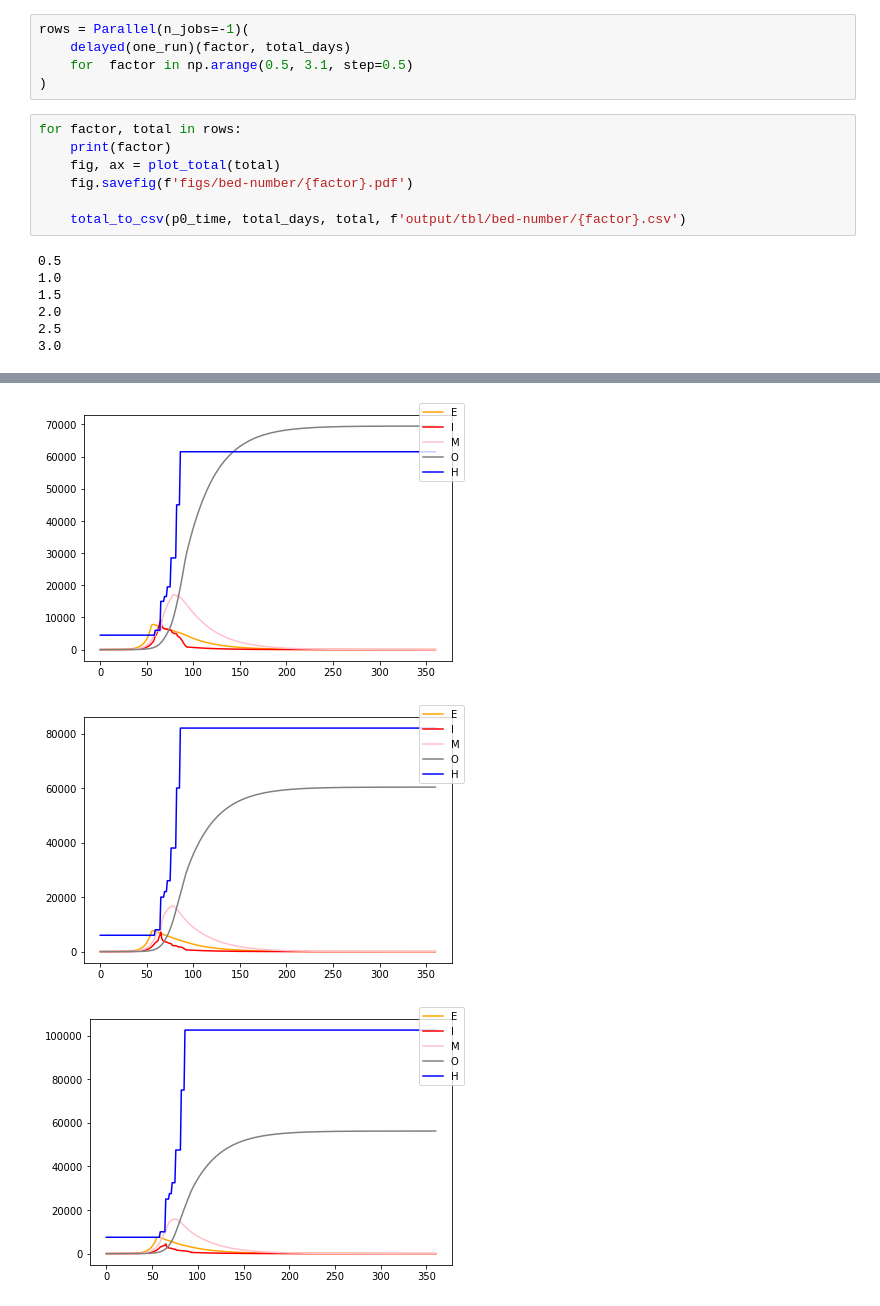
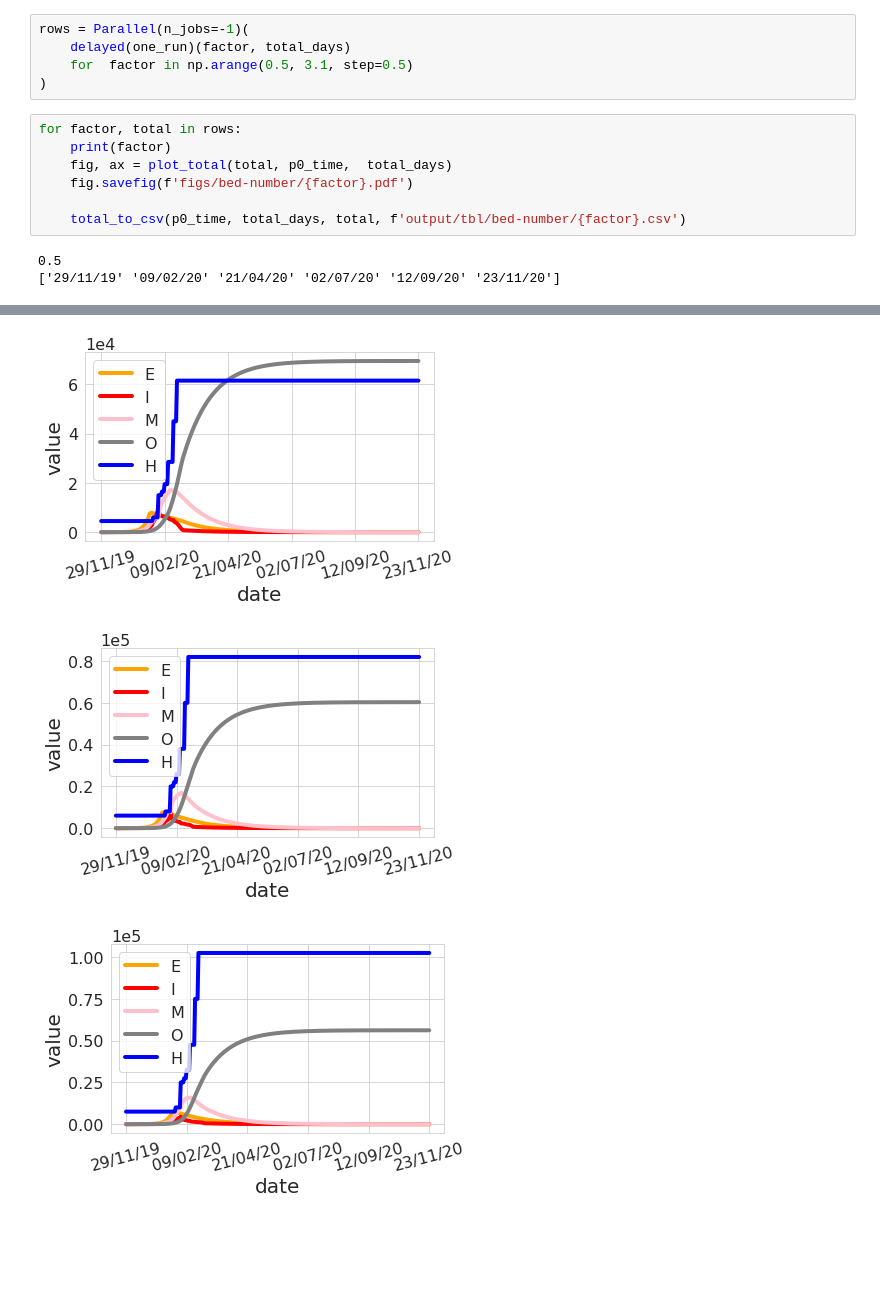
Before and after one commit to xiaohan2012/covid-19-code, a Jupyter notebook: varying-bed-numbers.ipynb, the cells around one changed output, grey strips where cells are left out. Saved outputs shown, nothing was run; the diff lists cells and outputs as text; blank space fills up the shorter version.

```diff
--- a/varying-bed-numbers.ipynb
+++ b/varying-bed-numbers.ipynb
@@ -55,14 +55,10 @@ rows = Parallel(n_jobs=-1)(
 # %%
 for factor, total in rows:
     print(factor)
-    fig, ax = plot_total(total)
+    fig, ax = plot_total(total, p0_time,  total_days)
     fig.savefig(f'figs/bed-number/{factor}.pdf')
 
     total_to_csv(p0_time, total_days, total, f'output/tbl/bed-number/{factor}.csv')
 # %% [output]
 0.5
-1.0
-1.5
-2.0
-2.5
-3.0
+['29/11/19' '09/02/20' '21/04/20' '02/07/20' '12/09/20' '23/11/20']
@@ -71,3 +92,3 @@ for factor, total in rows:
-[figure, old version]
+[figure, new version]
-[figure, old version]
+[figure, new version]
-[figure, old version]
+[figure, new version]
```
Also changed, not shown: parts of 1 cell of this notebook, 7 other files.
